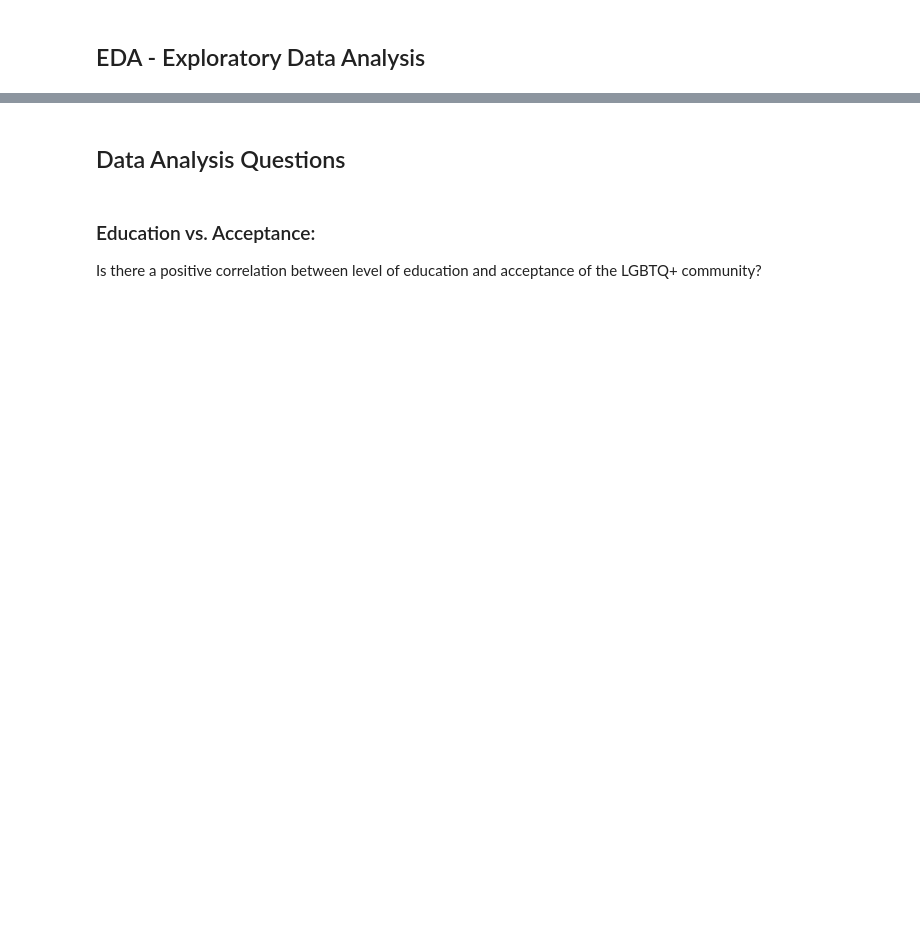
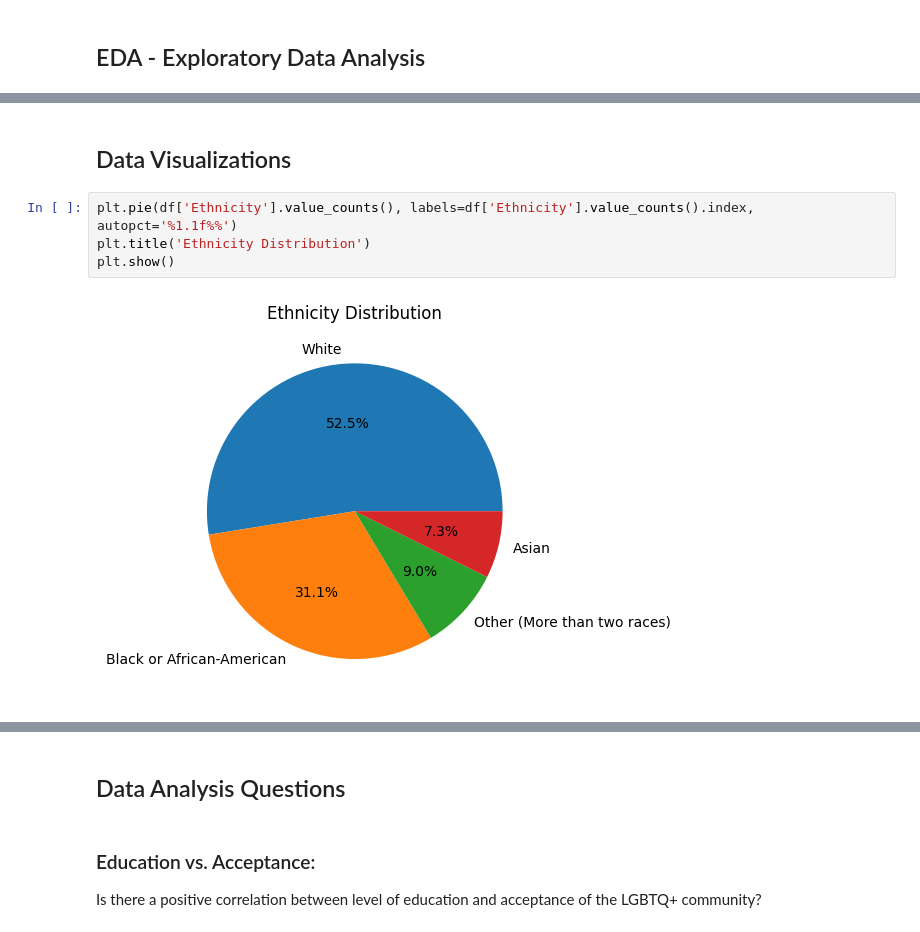
Before and after one commit to amarinmcg/societalacceptanceoflgbtqcommunity, a Jupyter notebook: societalacceptance.ipynb, the cells around one changed output, grey strips where cells are left out. Saved outputs shown, nothing was run; the diff lists cells and outputs as text; blank space fills up the shorter version.

Commit message:
fix data cleaning, created visualizations

```diff
--- a/societalacceptance.ipynb
+++ b/societalacceptance.ipynb
@@ -202,0 +253,8 @@ plt.show()
+# %% [markdown]
+## Data Visualizations
+# %%
+plt.pie(df['Ethnicity'].value_counts(), labels=df['Ethnicity'].value_counts().index, autopct='%1.1f%%')
+plt.title('Ethnicity Distribution')
+plt.show()
+# %% [output]
+[figure, added]
```
Also changed, not shown: parts of 34 cells of this notebook.
